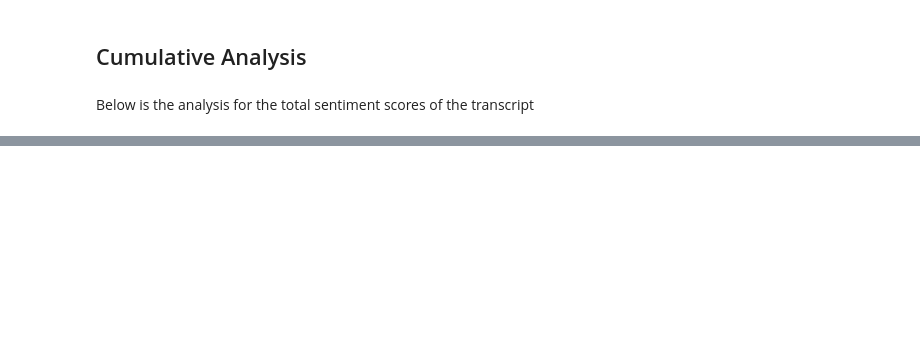
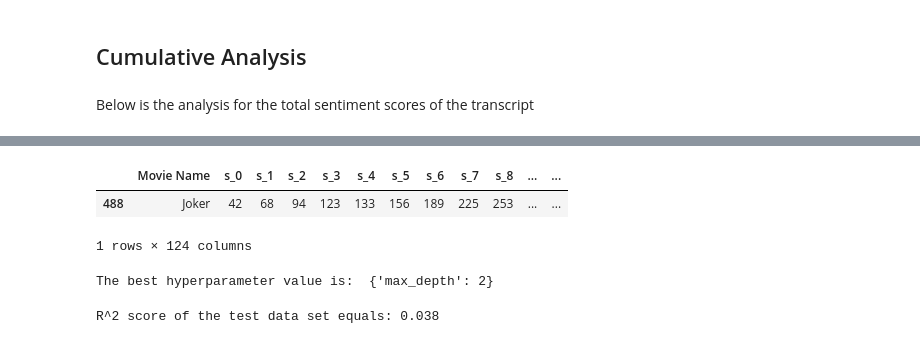
Before and after one commit to kcandost/TDI_Capstone, a Jupyter notebook: TDI Capstone Project.ipynb, the cells around one changed output, grey strips where cells are left out. Saved outputs shown, nothing was run; the diff lists cells and outputs as text; code cells hidden in the pictures; blank space fills up the shorter version.

```diff
--- a/TDI Capstone Project.ipynb
+++ b/TDI Capstone Project.ipynb
@@ -1615,0 +1322,38 @@ IndentationError: unexpected indent (2706559399.py, line 14)
+# %%
+df_cum[df_cum['Movie Name']=='Joker']
+# %% [output]
+|  | Movie Name | s_0 | s_1 | s_2 | s_3 | s_4 | s_5 | s_6 | s_7 | s_8 | ... | ... |
+| 488 | Joker | 42 | 68 | 94 | 123 | 133 | 156 | 189 | 225 | 253 | ... | ... |
+1 rows × 124 columns
+# %%
+#best model so far
+#RandomForest -> max_depth:2 ,R^2=0.038
+from sklearn.model_selection import train_test_split
+from sklearn.model_selection import GridSearchCV
+from sklearn.ensemble import RandomForestRegressor
+
+
+X=df_cum.drop(['Score','Year','Genre','Movie Name'],axis=1)#defining the feature matrix
+y=df_cum['Score']
+
+X_train, X_test, y_train, y_test = train_test_split(X, y, test_size=0.2, random_state=42)#train/test split
+
+#est = DecisionTreeRegressor()
+est=RandomForestRegressor()
+
+gs_final = GridSearchCV(
+    est,
+    {"max_depth": range(1,11)},
+    cv=10,
+    n_jobs=2,
+)
+gs_final.fit(X_train, y_train);
+
+print("The best hyperparameter value is: ", gs_final.best_params_)
+# %% [output]
+The best hyperparameter value is:  {'max_depth': 2}
+# %%
+r2_score_on_test = gs_final.score(X_test, y_test)
+print('R^2 score of the test data set equals: {0:.3f}'.format(r2_score_on_test))
+# %% [output]
+R^2 score of the test data set equals: 0.038
```
Also changed, not shown: parts of 60 cells of this notebook, 15 other files.
